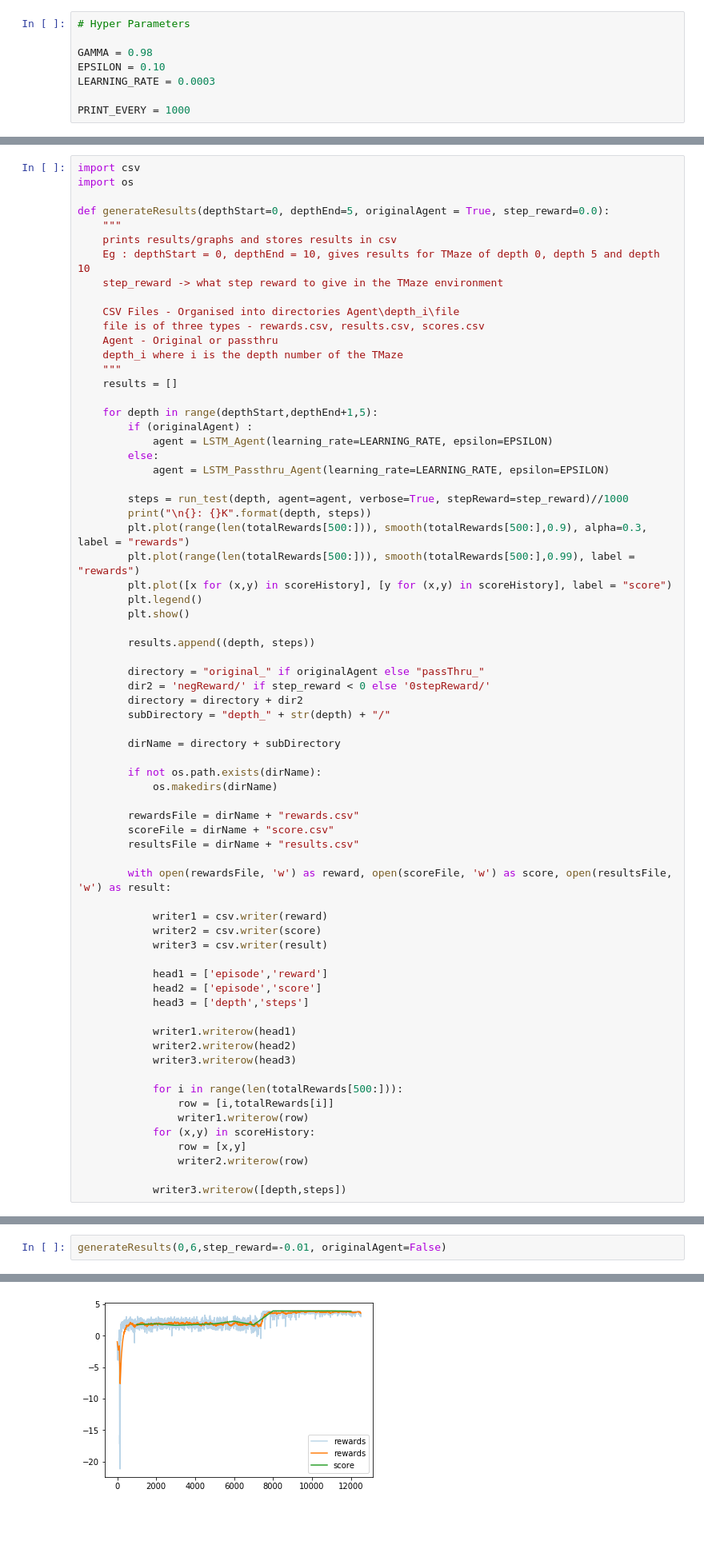
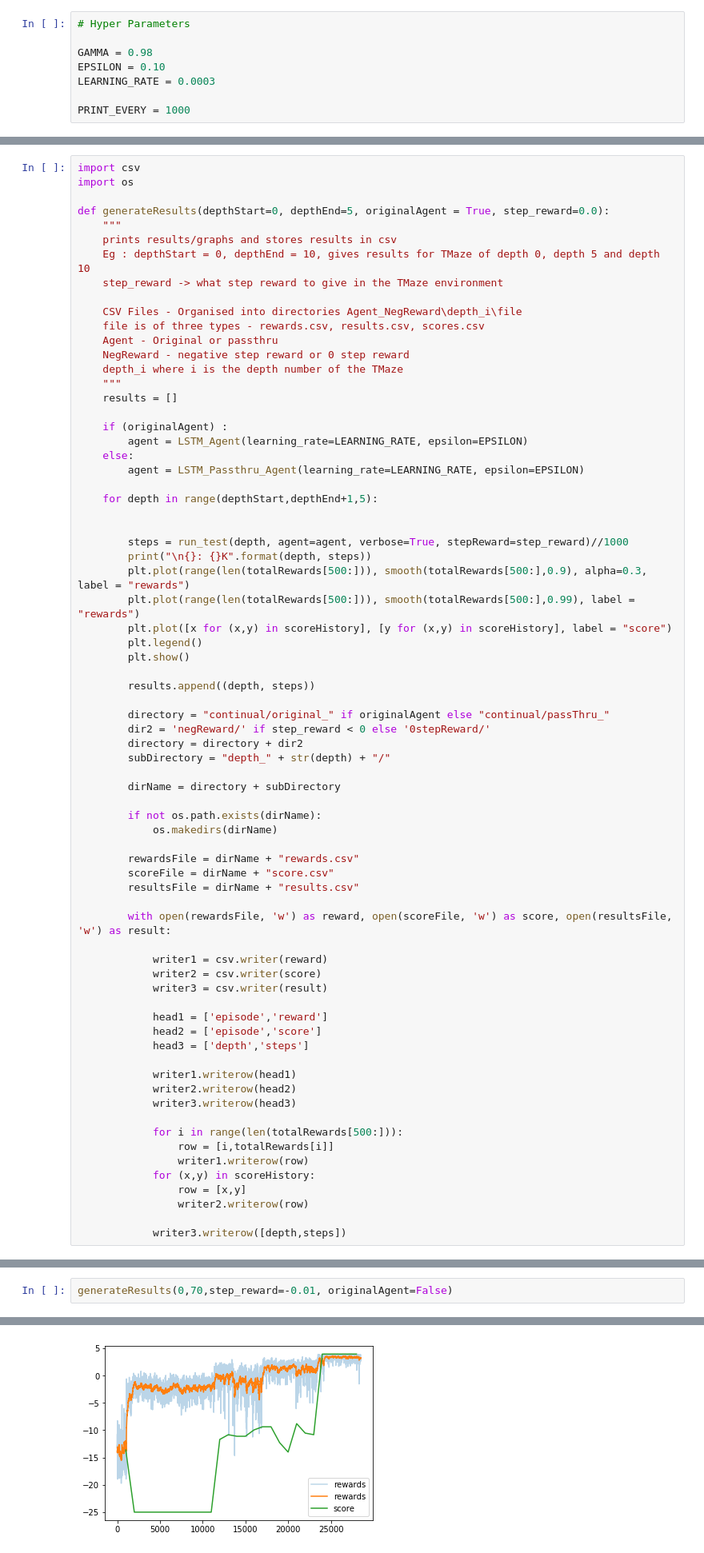
Before and after one commit to maitchison/TMaze, a Jupyter notebook: TMaze.ipynb, the cells around one changed output, grey strips where cells are left out. Shown at 80% size. Cells and saved outputs as stored; diff of their text form; blank space fills up the shorter version.

Commit message:
completed tests for continual learning

```diff
--- a/TMaze.ipynb
+++ b/TMaze.ipynb
@@ -550,18 +550,21 @@ def generateResults(depthStart=0, depthEnd=5, originalAgent = True, step_reward=
     Eg : depthStart = 0, depthEnd = 10, gives results for TMaze of depth 0, depth 5 and depth 10
     step_reward -> what step reward to give in the TMaze environment
 
-    CSV Files - Organised into directories Agent\depth_i\file
+    CSV Files - Organised into directories Agent_NegReward\depth_i\file
     file is of three types - rewards.csv, results.csv, scores.csv
     Agent - Original or passthru
+    NegReward - negative step reward or 0 step reward
     depth_i where i is the depth number of the TMaze
     """
     results = []
 
+    if (originalAgent) :
+        agent = LSTM_Agent(learning_rate=LEARNING_RATE, epsilon=EPSILON)
+    else:
+        agent = LSTM_Passthru_Agent(learning_rate=LEARNING_RATE, epsilon=EPSILON)
+
     for depth in range(depthStart,depthEnd+1,5):
-        if (originalAgent) :
-            agent = LSTM_Agent(learning_rate=LEARNING_RATE, epsilon=EPSILON)
-        else:
-            agent = LSTM_Passthru_Agent(learning_rate=LEARNING_RATE, epsilon=EPSILON)
+
 
         steps = run_test(depth, agent=agent, verbose=True, stepReward=step_reward)//1000
         print("\n{}: {}K".format(depth, steps))
@@ -573,7 +576,7 @@ def generateResults(depthStart=0, depthEnd=5, originalAgent = True, step_reward=
 
         results.append((depth, steps))
 
-        directory = "original_" if originalAgent else "passThru_"
+        directory = "continual/original_" if originalAgent else "continual/passThru_"
         dir2 = 'negReward/' if step_reward < 0 else '0stepReward/'
         directory = directory + dir2
         subDirectory = "depth_" + str(depth) + "/"
@@ -634,3 +832,3 @@ Episode: 16000, Recent reward average: 3.92 steps average: 0.07, eps:0.100 score
 # %%
-generateResults(0,6,step_reward=-0.01, originalAgent=False)
+generateResults(0,70,step_reward=-0.01, originalAgent=False)
 # %% [output]
@@ -666 +864 @@ Episode: 12000, Recent reward average: 3.74 steps average: 6.00, eps:0.100 score
-[figure, old version]
+[figure, new version]
```
Also changed, not shown: parts of 11 cells of this notebook.
